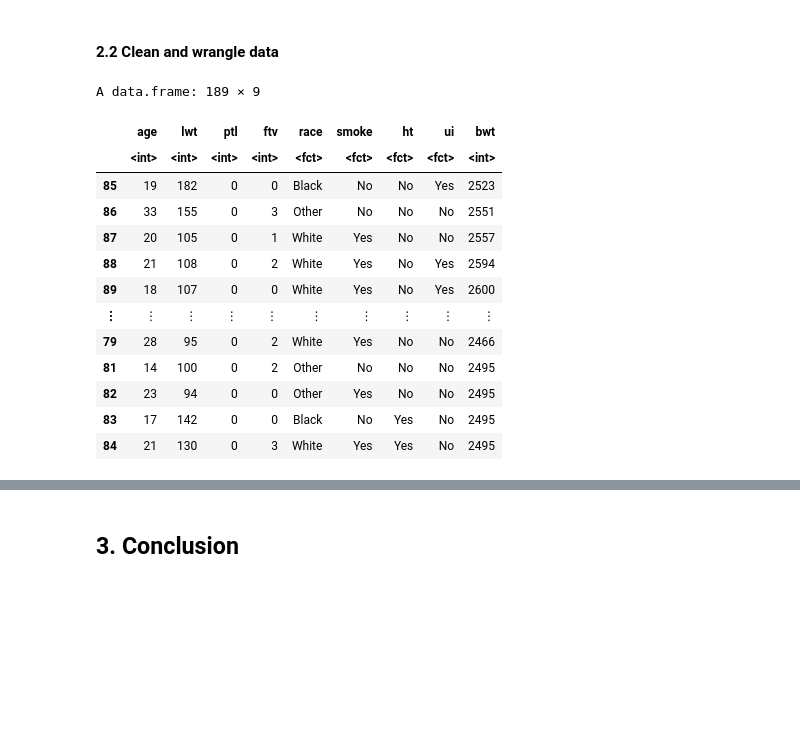
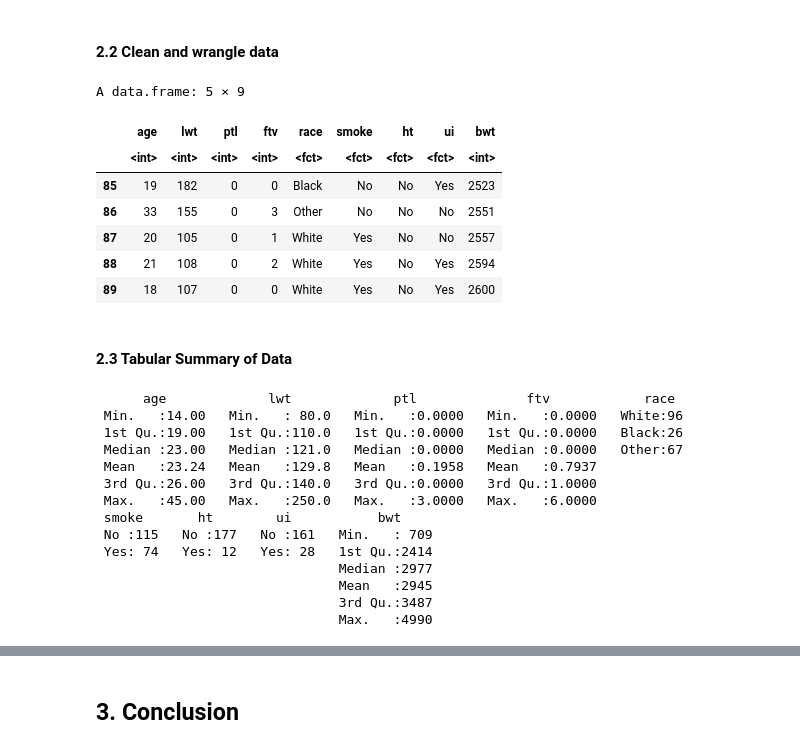
Before and after one commit to jerdavies/birthweight-modelling, a Jupyter notebook: Report-Birthweight.ipynb, the cells around one changed output, grey strips where cells are left out. Saved outputs shown, nothing was run; the diff lists cells and outputs as text; code cells hidden in the pictures; blank space fills up the shorter version.

Commit message:
Added summary tables and scatterplots; drafted report skeleton

```diff
--- a/Report-Birthweight.ipynb
+++ b/Report-Birthweight.ipynb
@@ -44,7 +44,7 @@ If we can identify the contributing factors and reasonably predict a baby’s ne
 #### 2.1 Reading in data
 # %%
 # Necessary libraries to install:
-# - 'tidyverse', 'cowplot' , 'tidymodels', 'repr', 'MASS', 'leaps'
+# - 'tidyverse', 'cowplot' , 'tidymodels', 'repr', 'MASS', 'leaps', 'GGally'
 
 # Load in libaries
 library(tidyverse)
@@ -52,9 +52,10 @@ library(cowplot)
 library(tidymodels)
 library(repr)
 library(MASS)
+library(GGally)
 
 # Suppress table outputs to a manageable # of rows
 options(repr.matrix.max.rows = 10)
 
 # Read data
-data <- birthwt
+raw_data <- birthwt
@@ -80,41 +63,54 @@ The following object is masked from 'package:dplyr':
 #### 2.2 Clean and wrangle data
 # %%
 # Select only potentially meaningful columns (variables) and re-name categorical levels for easier understanding
-data_selected <- data %>%
+data_bwt <- raw_data %>%
     dplyr::select(age, lwt, ptl, ftv, race, smoke, ht, ui, bwt) %>%
     mutate(race = case_when(
       race == 1  ~ "White",
       race == 2  ~ "Black",
       TRUE       ~ "Other"
     ),
     smoke = case_when(smoke == 0  ~ "No", smoke == 1  ~ "Yes"),
     ht = case_when(ht == 0  ~ "No", ht == 1  ~ "Yes"),
     ui = case_when(ui == 0  ~ "No", ui == 1  ~ "Yes")
 )
 
 # Convert categorical variables to factors in R
-data_selected$race <- as.factor(data_selected$race)
-data_selected$smoke <- as.factor(data_selected$smoke)
-data_selected$ht <- as.factor(data_selected$ht)
-data_selected$ui <- as.factor(data_selected$ui)
+data_bwt$race <- as.factor(data_bwt$race)
+data_bwt$smoke <- as.factor(data_bwt$smoke)
+data_bwt$ht <- as.factor(data_bwt$ht)
+data_bwt$ui <- as.factor(data_bwt$ui)
 
 #  relevel race based on highest observation count
-data_selected$race <- relevel(data_selected$race, ref="White")
+data_bwt$race <- relevel(data_bwt$race, ref="White")
 
 # Inspect clean dataframe
-data_selected
+head(data_bwt,5)
 # %% [output]
-A data.frame: 189 × 9
+A data.frame: 5 × 9
 |  | age | lwt | ptl | ftv | race | smoke | ht | ui | bwt |
 |  | <int> | <int> | <int> | <int> | <fct> | <fct> | <fct> | <fct> | <int> |
 | 85 | 19 | 182 | 0 | 0 | Black | No | No | Yes | 2523 |
 | 86 | 33 | 155 | 0 | 3 | Other | No | No | No | 2551 |
 | 87 | 20 | 105 | 0 | 1 | White | Yes | No | No | 2557 |
 | 88 | 21 | 108 | 0 | 2 | White | Yes | No | Yes | 2594 |
 | 89 | 18 | 107 | 0 | 0 | White | Yes | No | Yes | 2600 |
-| ⋮ | ⋮ | ⋮ | ⋮ | ⋮ | ⋮ | ⋮ | ⋮ | ⋮ | ⋮ |
-| 79 | 28 | 95 | 0 | 2 | White | Yes | No | No | 2466 |
-| 81 | 14 | 100 | 0 | 2 | Other | No | No | No | 2495 |
-| 82 | 23 | 94 | 0 | 0 | Other | Yes | No | No | 2495 |
-| 83 | 17 | 142 | 0 | 0 | Black | No | Yes | No | 2495 |
-| 84 | 21 | 130 | 0 | 3 | White | Yes | Yes | No | 2495 |
+# %% [markdown]
+#### 2.3 Tabular Summary of Data
+# %%
+summary(data_bwt)
+# %% [output]
+      age             lwt             ptl              ftv            race
+ Min.   :14.00   Min.   : 80.0   Min.   :0.0000   Min.   :0.0000   White:96
+ 1st Qu.:19.00   1st Qu.:110.0   1st Qu.:0.0000   1st Qu.:0.0000   Black:26
+ Median :23.00   Median :121.0   Median :0.0000   Median :0.0000   Other:67
+ Mean   :23.24   Mean   :129.8   Mean   :0.1958   Mean   :0.7937
+ 3rd Qu.:26.00   3rd Qu.:140.0   3rd Qu.:0.0000   3rd Qu.:1.0000
+ Max.   :45.00   Max.   :250.0   Max.   :3.0000   Max.   :6.0000
+ smoke       ht        ui           bwt
+ No :115   No :177   No :161   Min.   : 709
+ Yes: 74   Yes: 12   Yes: 28   1st Qu.:2414
+                               Median :2977
+                               Mean   :2945
+                               3rd Qu.:3487
+                               Max.   :4990
```
Also changed, not shown: parts of 13 cells of this notebook.
